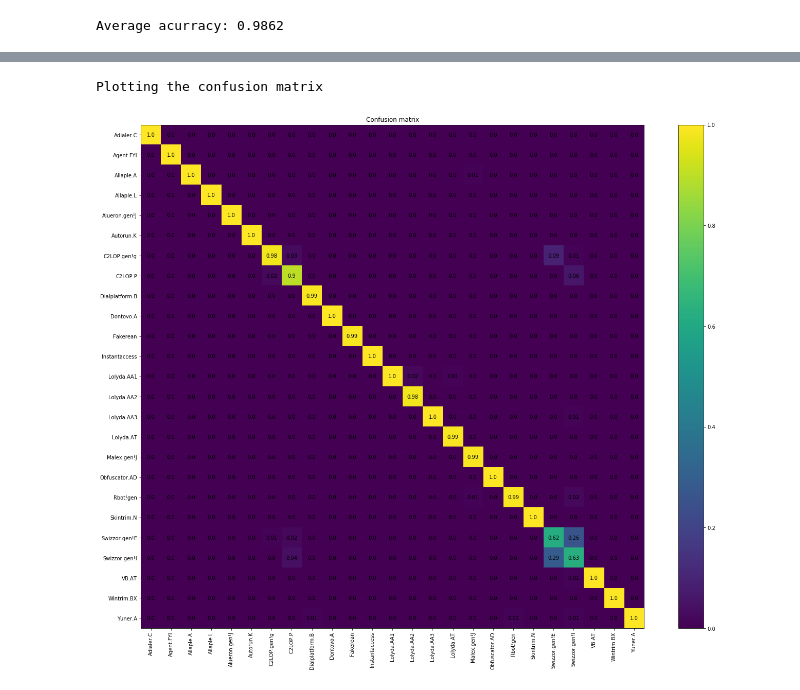
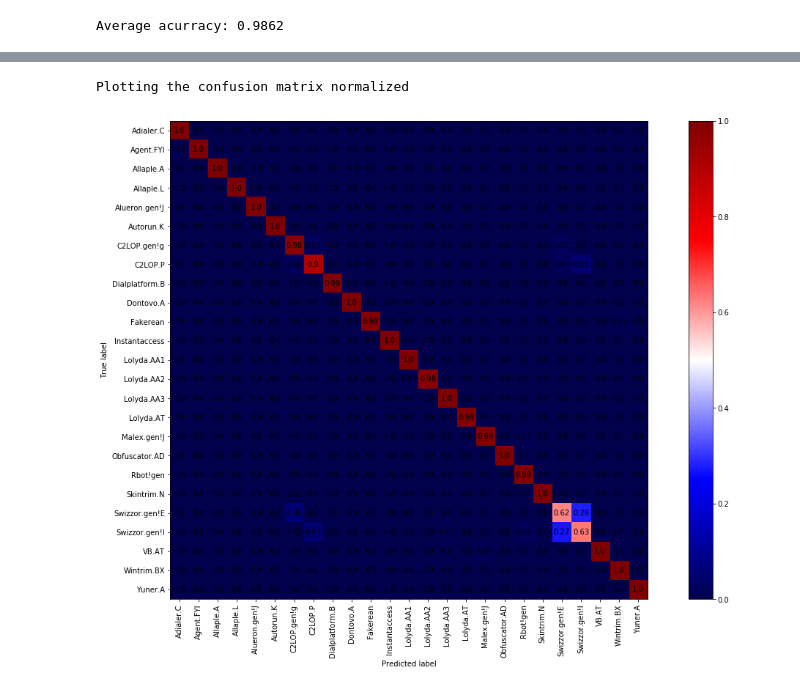
Before and after one commit to bazinho/MalImg, a Jupyter notebook: malimg-pre-resnet50-avgpool-SVM_Linear-0.9862acc.ipynb, the cells around one changed output, grey strips where cells are left out. Drawn from its saved outputs; the diff is of its cells as text; code cells hidden in the pictures.

```diff
--- a/malimg-pre-resnet50-avgpool-SVM_Linear-0.9862acc.ipynb
+++ b/malimg-pre-resnet50-avgpool-SVM_Linear-0.9862acc.ipynb
@@ -173,7 +160,17 @@ avg_acc = np.trace(conf_mat)/sum(no_imgs)
 print("Average acurracy: %.4f" %(avg_acc))
 # %% [output]
 Average acurracy: 0.9862
-# %%
-# Viewing the confusion matrix
-conf_mat = conf_mat.T  # since rows and cols are interchangeable
-conf_mat_norm = conf_mat/no_imgs  # Normalizing the confusion matrix
+# %%
+print("Plotting the confusion matrix")
+figure = plt.gcf()
+figure.set_size_inches(18, 12)
+plt.imshow(conf_mat,interpolation='nearest',cmap='coolwarm')
+for row in range(len(list_fams)):
+    for col in range(len(list_fams)):
+        plt.annotate(str(int(conf_mat[row][col])),xy=(col,row),ha='center',va='center')
+plt.xticks(range(len(list_fams)),list_fams,rotation=90,fontsize=10)
+plt.yticks(range(len(list_fams)),list_fams,fontsize=10)
+plt.ylabel('True label')
+plt.xlabel('Predicted label')
+plt.colorbar()
+plt.show()
@@ -180,17 +180,19 @@ conf_mat_norm = conf_mat/no_imgs  # Normalizing the confusion matrix
 # %%
-print("Plotting the confusion matrix")
-conf_mat = np.around(conf_mat_norm,decimals=2)  # rounding to display in figure
+print("Plotting the confusion matrix normalized")
+conf_mat_norm = conf_mat/no_imgs  # Normalizing the confusion matrix
+conf_mat_norm = np.around(conf_mat_norm,decimals=2)  # rounding to display in figure
 figure = plt.gcf()
-figure.set_size_inches(24, 18)
-plt.imshow(conf_mat,interpolation='nearest')
+figure.set_size_inches(20, 12)
+plt.imshow(conf_mat_norm,interpolation='nearest',cmap='seismic')
 for row in range(len(list_fams)):
     for col in range(len(list_fams)):
-        plt.annotate(str(conf_mat[row][col]),xy=(col,row),ha='center',va='center')
+        plt.annotate(str(conf_mat_norm[row][col]),xy=(col,row),ha='center',va='center')
 plt.xticks(range(len(list_fams)),list_fams,rotation=90,fontsize=10)
 plt.yticks(range(len(list_fams)),list_fams,fontsize=10)
-plt.title('Confusion matrix')
+plt.ylabel('True label')
+plt.xlabel('Predicted label')
 plt.colorbar()
 plt.show()
 # %% [output]
-Plotting the confusion matrix
+Plotting the confusion matrix normalized
-[figure, old version]
+[figure, new version]
```
Also changed, not shown: parts of 3 cells of this notebook, 15 other files.
